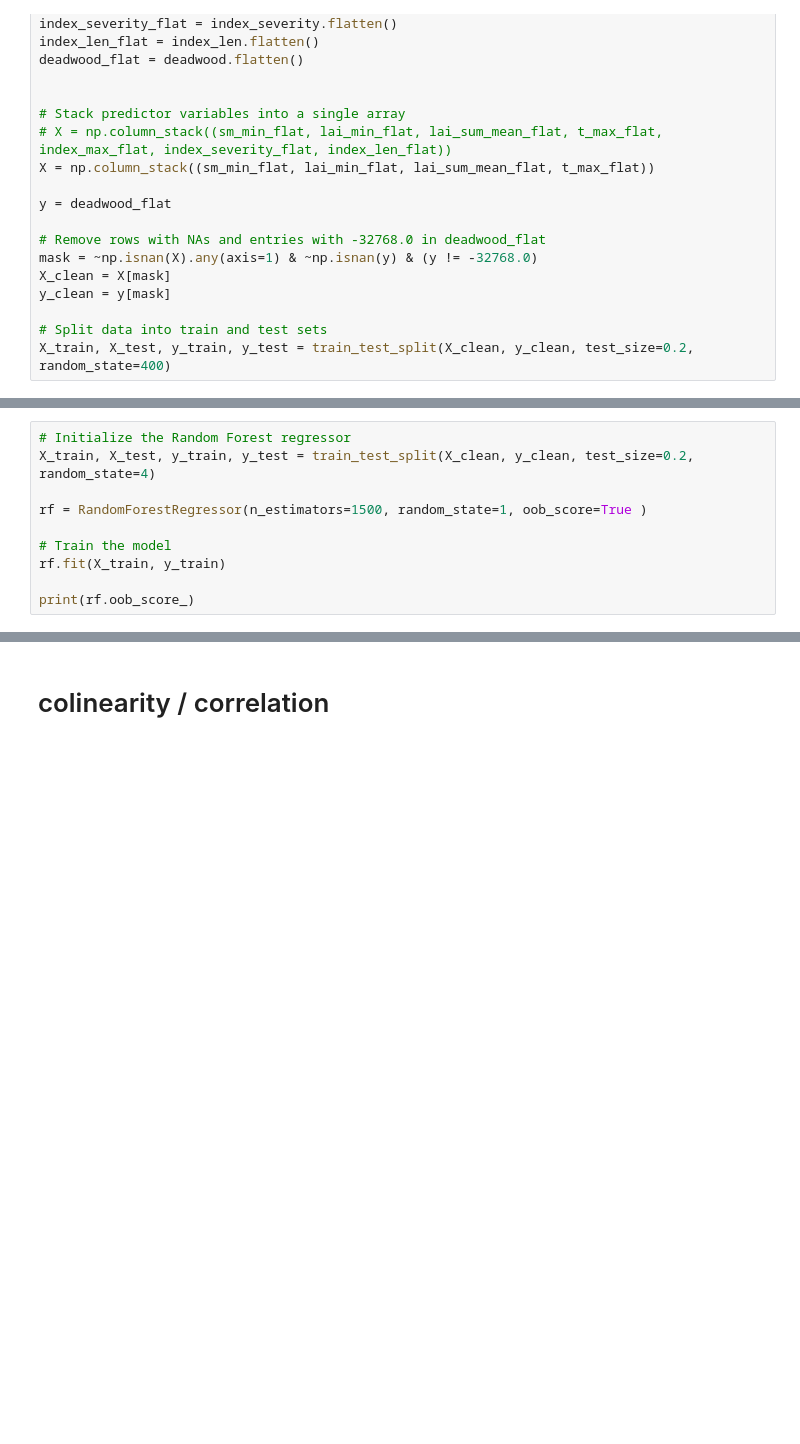
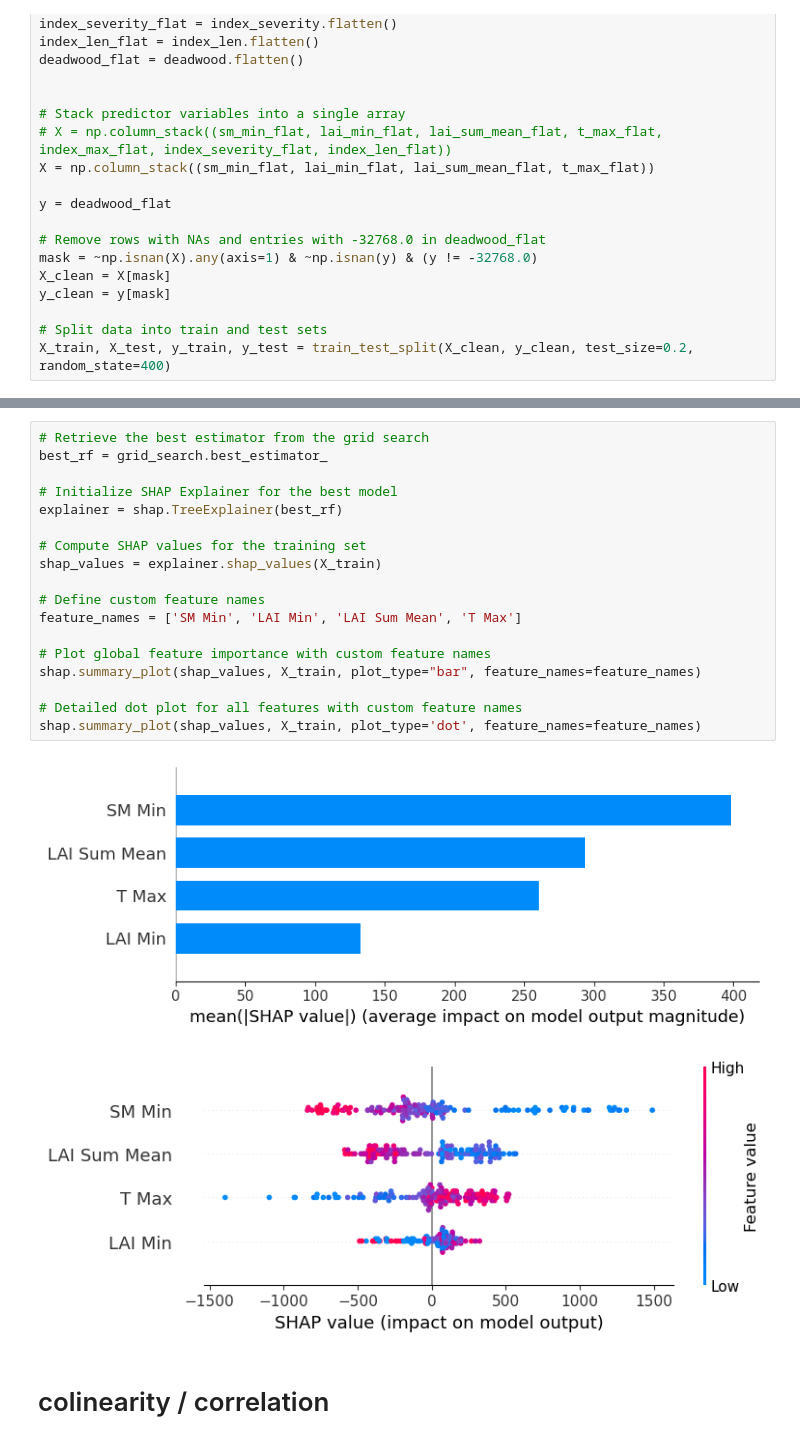
Before and after one commit to justusnoegel/deadwood_prediction, a Jupyter notebook: rf_2.ipynb, the cells around one changed output, grey strips where cells are left out. Saved outputs shown, nothing was run; the diff lists cells and outputs as text; blank space fills up the shorter version.

```diff
--- a/rf_2.ipynb
+++ b/rf_2.ipynb
@@ -86,10 +86,0 @@ Fitting 5 folds for each of 1440 candidates, totalling 7200 fits
-# %%
-# Initialize the Random Forest regressor
-X_train, X_test, y_train, y_test = train_test_split(X_clean, y_clean, test_size=0.2, random_state=4)
-
-rf = RandomForestRegressor(n_estimators=1500, random_state=1, oob_score=True )
-
-# Train the model
-rf.fit(X_train, y_train)
-
-print(rf.oob_score_)
@@ -124,3 +98,24 @@ NameError: name 'shap_values_single' is not defined
+# %%
+# Retrieve the best estimator from the grid search
+best_rf = grid_search.best_estimator_
+
+# Initialize SHAP Explainer for the best model
+explainer = shap.TreeExplainer(best_rf)
+
+# Compute SHAP values for the training set
+shap_values = explainer.shap_values(X_train)
+
+# Define custom feature names
+feature_names = ['SM Min', 'LAI Min', 'LAI Sum Mean', 'T Max']
+
+# Plot global feature importance with custom feature names
+shap.summary_plot(shap_values, X_train, plot_type="bar", feature_names=feature_names)
+
+# Detailed dot plot for all features with custom feature names
+shap.summary_plot(shap_values, X_train, plot_type='dot', feature_names=feature_names)
+# %% [output]
+[figure, added]
+[figure, added]
 # %% [markdown]
 # colinearity / correlation
 # %%
```
Also changed, not shown: parts of 4 cells of this notebook, 5 other files.
